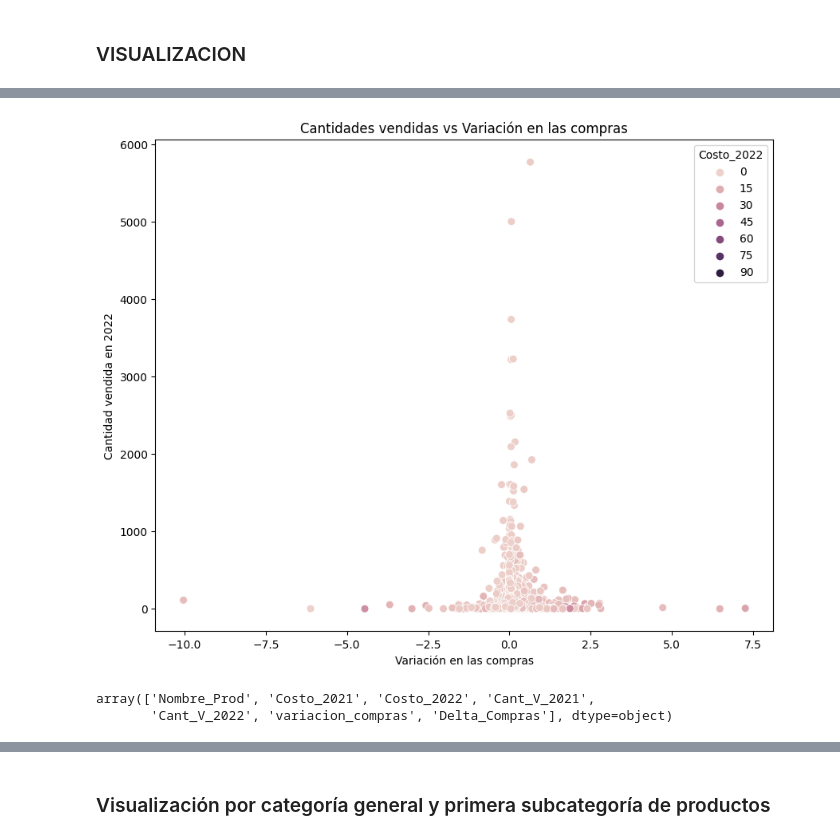
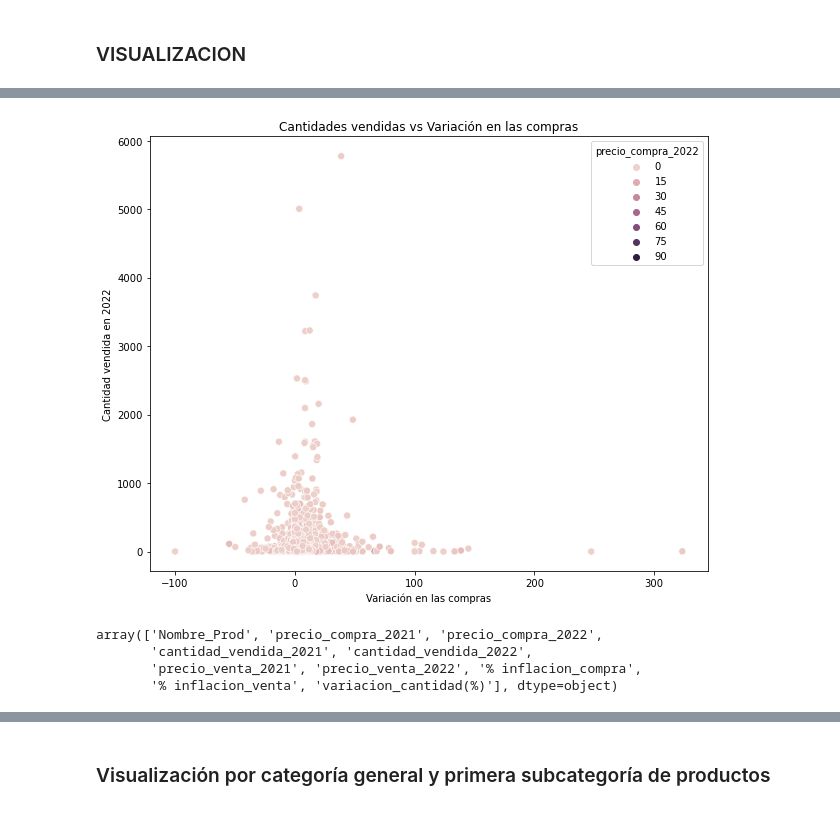
Before and after one commit to Factoria-F5-AI-Bootcamp-1-Edicion/Proyecto_Osa, a Jupyter notebook: EDA_Osa.ipynb, the cells around one changed output, grey strips where cells are left out. Drawn from its saved outputs; the diff is of its cells as text; code cells hidden in the pictures.

```diff
--- a/EDA_Osa.ipynb
+++ b/EDA_Osa.ipynb
@@ -355,0 +314,6 @@ Osa_Compras_Vs_Cv
+# %%
+Osa_inflation = CvV.rename(columns={
+    '2021_x': 'precio_venta_2021',
+    '2022_x': 'precio_venta_2022'})
+Osa_inflation.drop(['2021_y', '2022_y'], axis=1,inplace= True)
+Osa_inflation.head()
@@ -355,0 +338,4 @@ Osa_Compras_Vs_Cv
+# %%
+# Eliminamos valores Nulos
+Osa_inflation = Osa_inflation.dropna()
+Osa_inflation.head(5)
@@ -355,0 +350,4 @@ Osa_Compras_Vs_Cv
+# %%
+# convertimos el nombre de producto de indice a Columna
+Osa_inflation = Osa_inflation.reset_index(drop=False)
+Osa_inflation
@@ -355,0 +368,3 @@ Osa_Compras_Vs_Cv
+# %%
+Osa_inflation["variacion_cantidad(%)"] = (Osa_inflation['cantidad_vendida_2022'] - Osa_inflation['cantidad_vendida_2021']) / Osa_inflation['cantidad_vendida_2021'] * 100
+Osa_inflation.head()
@@ -386,18 +412,20 @@ plt.show()
 # %%
 plt.figure(figsize=(10, 8))
-sns.scatterplot(data=Osa_Compras_Vs_Cv , x='variacion_compras', y='Cant_V_2022', hue='Costo_2022', s=50)
+sns.scatterplot(data=Osa_inflation , x='% inflacion_compra', y='cantidad_vendida_2022', hue='precio_compra_2022', s=50)
 
 # Agregar títulos y etiquetas a los ejes
 plt.title('Cantidades vendidas vs Variación en las compras')
 plt.xlabel('Variación en las compras')
 plt.ylabel('Cantidad vendida en 2022')
 plt.show()
 # %% [output]
-[figure, old version]
+[figure, new version]
 # %%
-Osa_Compras_Vs_Cv.columns.values
+Osa_inflation.columns.values
 # %% [output]
-array(['Nombre_Prod', 'Costo_2021', 'Costo_2022', 'Cant_V_2021',
-       'Cant_V_2022', 'variacion_compras', 'Delta_Compras'], dtype=object)
+array(['Nombre_Prod', 'precio_compra_2021', 'precio_compra_2022',
+       'cantidad_vendida_2021', 'cantidad_vendida_2022',
+       'precio_venta_2021', 'precio_venta_2022', '% inflacion_compra',
+       '% inflacion_venta', 'variacion_cantidad(%)'], dtype=object)
 # %%
 plt.figure(figsize=(10, 8))
```
Also changed, not shown: parts of 21 cells of this notebook.
